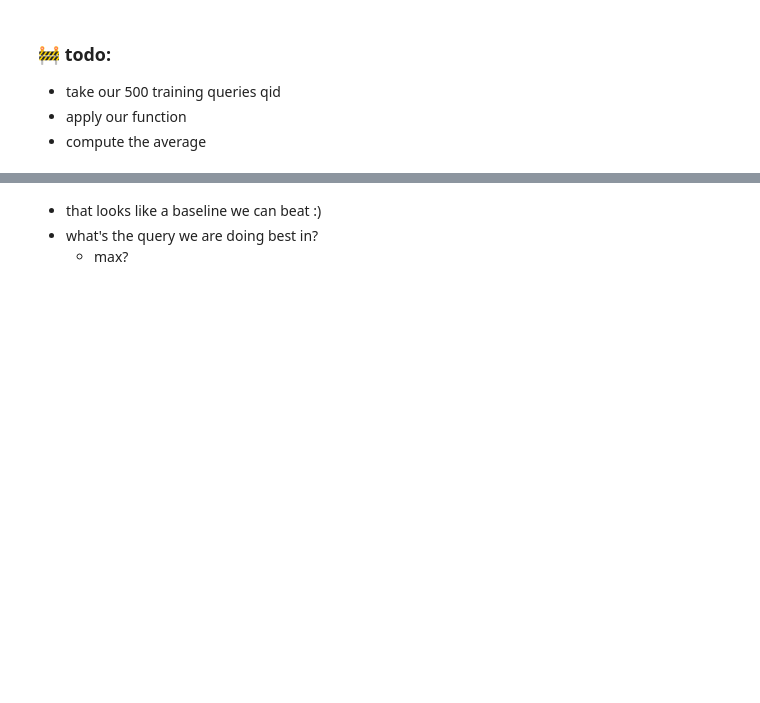
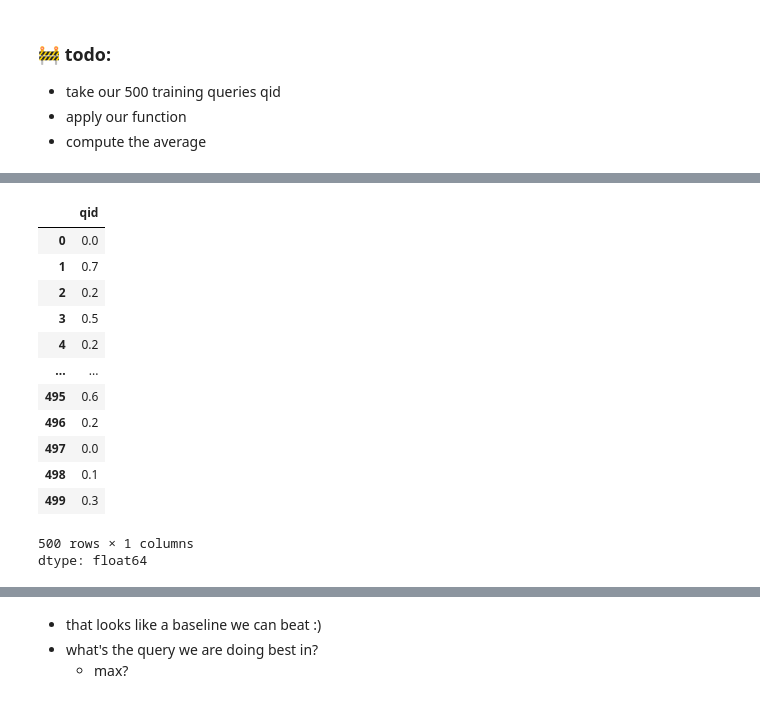
Before and after one commit to Coperr/information-retrieval, a Jupyter notebook: notebook2.ipynb, the cells around one changed output, grey strips where cells are left out. Drawn from its saved outputs; the diff is of its cells as text; code cells hidden in the pictures; blank space fills up the shorter version.

```diff
--- a/notebook2.ipynb
+++ b/notebook2.ipynb
@@ -514,8 +602,5 @@ precision
-# %%
-# 🚧 todo: build a function p@10 that gives the precision at 10
-def pAt10(qid):
-    ...
-    ...
-    return ...
-
-pAt10(251898)
+# %%
+actual = gold[gold.qid==251898].docid
+found = docs.loc[pred10i].docid
+intersection = np.intersect1d(found, actual)
+intersection
@@ -521,0 +610,3 @@ pAt10(251898)
+# %%
+precision = len(intersection) / min(10, len(found))
+precision
@@ -521,0 +616,18 @@ pAt10(251898)
+# %%
+# 🚧 todo: build a function p@10 that gives the precision at 10
+def pAt10(qid):
+
+    query_text = queries[queries.qid == qid]["query"].values[0]
+    qv = vectorizer.transform([query_text])
+
+    xqv = (X.dot(qv.T)).toarray().flatten()
+    top_10_indices = np.argpartition(-xqv, 10)[:10]  # top 10 document indices
+    found_docs = set(docs.iloc[top_10_indices]["docid"])  # top 10 doc IDs
+    gold_docs = set(gold[gold.qid == qid]["docid"])
+
+    intersection = np.intersect1d(list(found_docs), list(gold_docs))
+    precision = len(intersection) / 10
+
+    return precision
+
+pAt10(251898)
@@ -532,0 +660,18 @@ training_queries.qid... .mean()
+# %%
+training_precision = training_queries.qid.apply(pAt10)
+training_precision
+# %% [output]
+|  | qid |
+| 0 | 0.0 |
+| 1 | 0.7 |
+| 2 | 0.2 |
+| 3 | 0.5 |
+| 4 | 0.2 |
+| ... | ... |
+| 495 | 0.6 |
+| 496 | 0.2 |
+| 497 | 0.0 |
+| 498 | 0.1 |
+| 499 | 0.3 |
+500 rows × 1 columns
+dtype: float64
```
Also changed, not shown: parts of 60 cells of this notebook.
